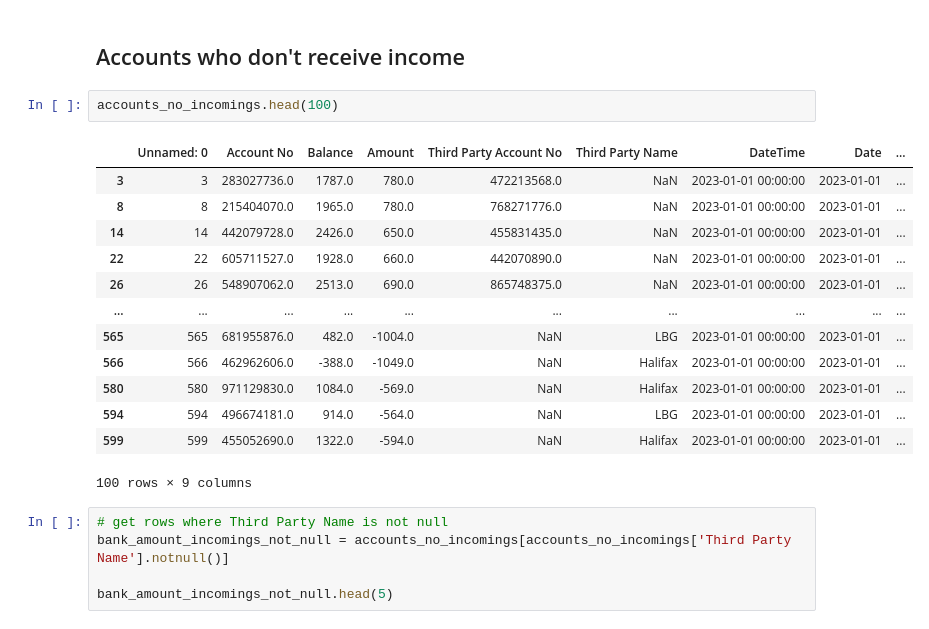
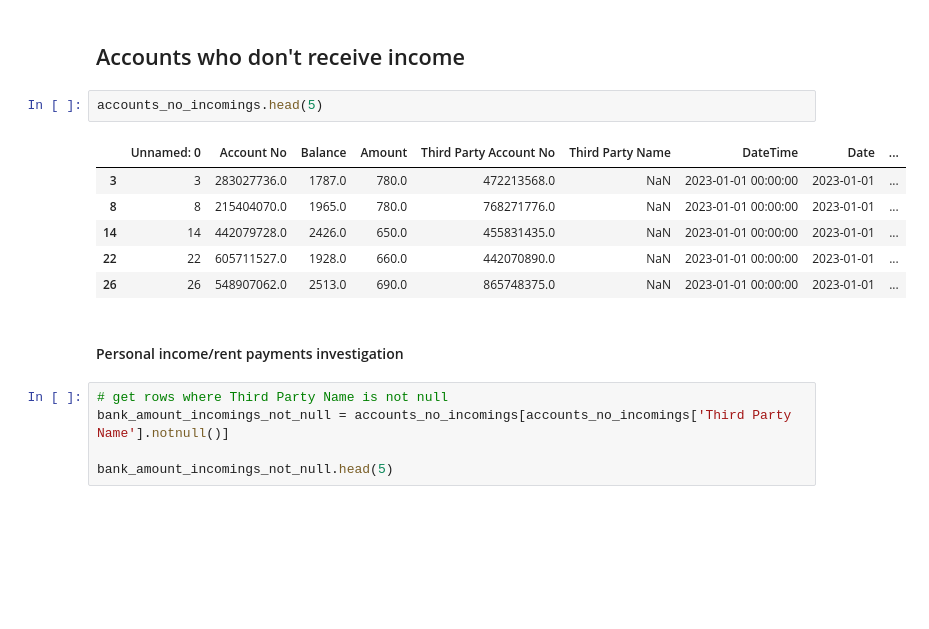
Before and after one commit to UoB-DSMP-2023-24/dsmp-2024-group-38, a Jupyter notebook: Salary_compute_dataset2.ipynb, the cells around one changed output. Drawn from its saved outputs; the diff is of its cells as text; blank space fills up the shorter version.

```diff
--- a/Salary_compute_dataset2.ipynb
+++ b/Salary_compute_dataset2.ipynb
@@ -161,21 +161,16 @@ Salary distribution seems to roughly align with [ONS Data](https://www.ons.gov.u
 # %% [markdown]
 ## Accounts who don't receive income
 # %%
-accounts_no_incomings.head(100)
+accounts_no_incomings.head(5)
 # %% [output]
 |  | Unnamed: 0 | Account No | Balance | Amount | Third Party Account No | Third Party Name | DateTime | Date | ... |
 | 3 | 3 | 283027736.0 | 1787.0 | 780.0 | 472213568.0 | NaN | 2023-01-01 00:00:00 | 2023-01-01 | ... |
 | 8 | 8 | 215404070.0 | 1965.0 | 780.0 | 768271776.0 | NaN | 2023-01-01 00:00:00 | 2023-01-01 | ... |
 | 14 | 14 | 442079728.0 | 2426.0 | 650.0 | 455831435.0 | NaN | 2023-01-01 00:00:00 | 2023-01-01 | ... |
 | 22 | 22 | 605711527.0 | 1928.0 | 660.0 | 442070890.0 | NaN | 2023-01-01 00:00:00 | 2023-01-01 | ... |
 | 26 | 26 | 548907062.0 | 2513.0 | 690.0 | 865748375.0 | NaN | 2023-01-01 00:00:00 | 2023-01-01 | ... |
-| ... | ... | ... | ... | ... | ... | ... | ... | ... | ... |
-| 565 | 565 | 681955876.0 | 482.0 | -1004.0 | NaN | LBG | 2023-01-01 00:00:00 | 2023-01-01 | ... |
-| 566 | 566 | 462962606.0 | -388.0 | -1049.0 | NaN | Halifax | 2023-01-01 00:00:00 | 2023-01-01 | ... |
-| 580 | 580 | 971129830.0 | 1084.0 | -569.0 | NaN | Halifax | 2023-01-01 00:00:00 | 2023-01-01 | ... |
-| 594 | 594 | 496674181.0 | 914.0 | -564.0 | NaN | LBG | 2023-01-01 00:00:00 | 2023-01-01 | ... |
-| 599 | 599 | 455052690.0 | 1322.0 | -594.0 | NaN | Halifax | 2023-01-01 00:00:00 | 2023-01-01 | ... |
-100 rows × 9 columns
+# %% [markdown]
+#### Personal income/rent payments investigation
 # %%
 # get rows where Third Party Name is not null
 bank_amount_incomings_not_null = accounts_no_incomings[accounts_no_incomings['Third Party Name'].notnull()]
```
Also changed, not shown: parts of 3 cells of this notebook.
